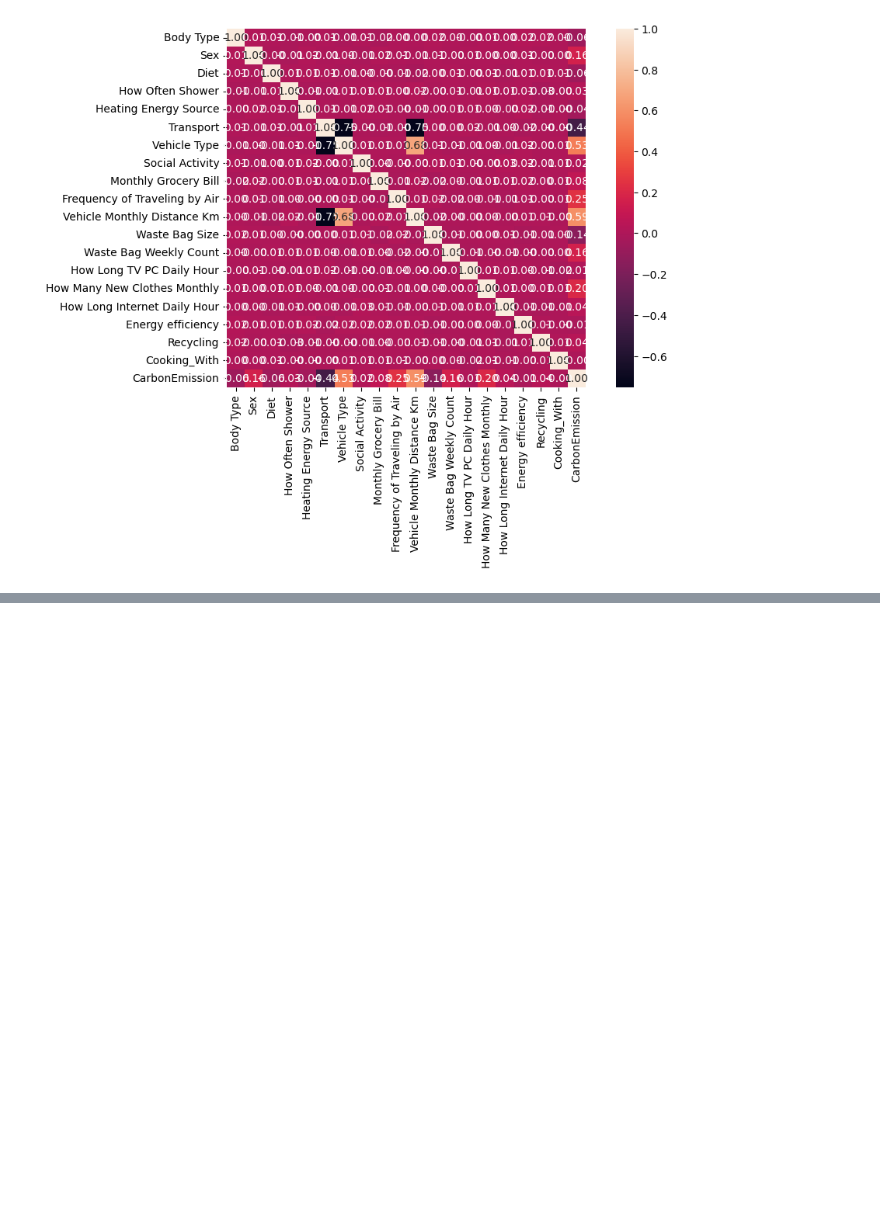
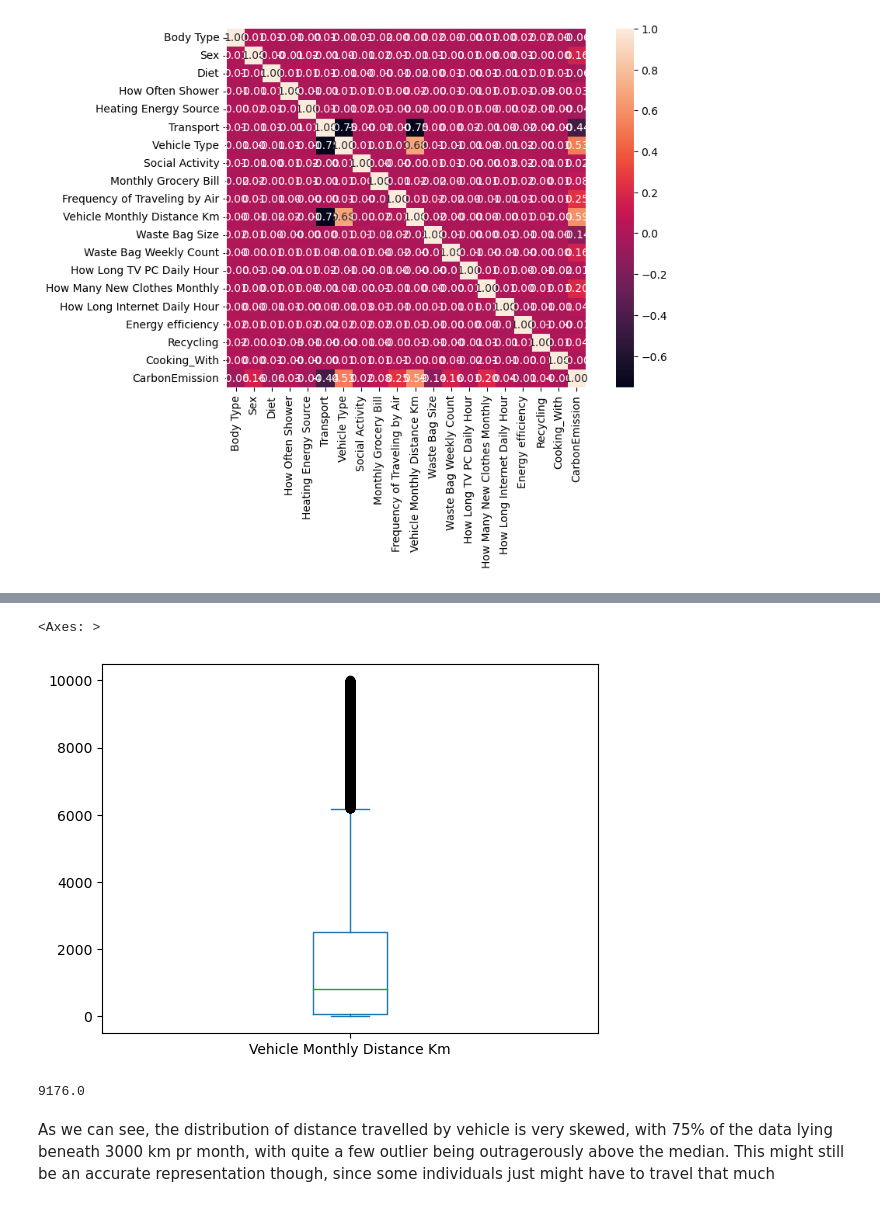
Before and after one commit to cph-oo221/Dat4-BI-Exam, a Jupyter notebook: Main.ipynb, the cells around one changed output, grey strips where cells are left out. Cells and saved outputs as stored; diff of their text form; code cells hidden in the pictures; blank space fills up the shorter version.

Commit message:
Added outlier check

```diff
--- a/Main.ipynb
+++ b/Main.ipynb
@@ -168,0 +200,12 @@ plt.show()
+# %%
+df_nums['Vehicle Monthly Distance Km'].plot.box()
+# %% [output]
+<Axes: >
+[figure, added]
+# %%
+med = df_nums['Vehicle Monthly Distance Km'].median()
+df_nums['Vehicle Monthly Distance Km'].max() - med
+# %% [output]
+9176.0
+# %% [markdown]
+As we can see, the distribution of distance travelled by vehicle is very skewed, with 75% of the data lying beneath 3000 km pr month, with quite a few outlier being outragerously above the median. This might still be an accurate representation though, since some individuals just might have to travel that much
```
Also changed, not shown: parts of 5 cells of this notebook.
